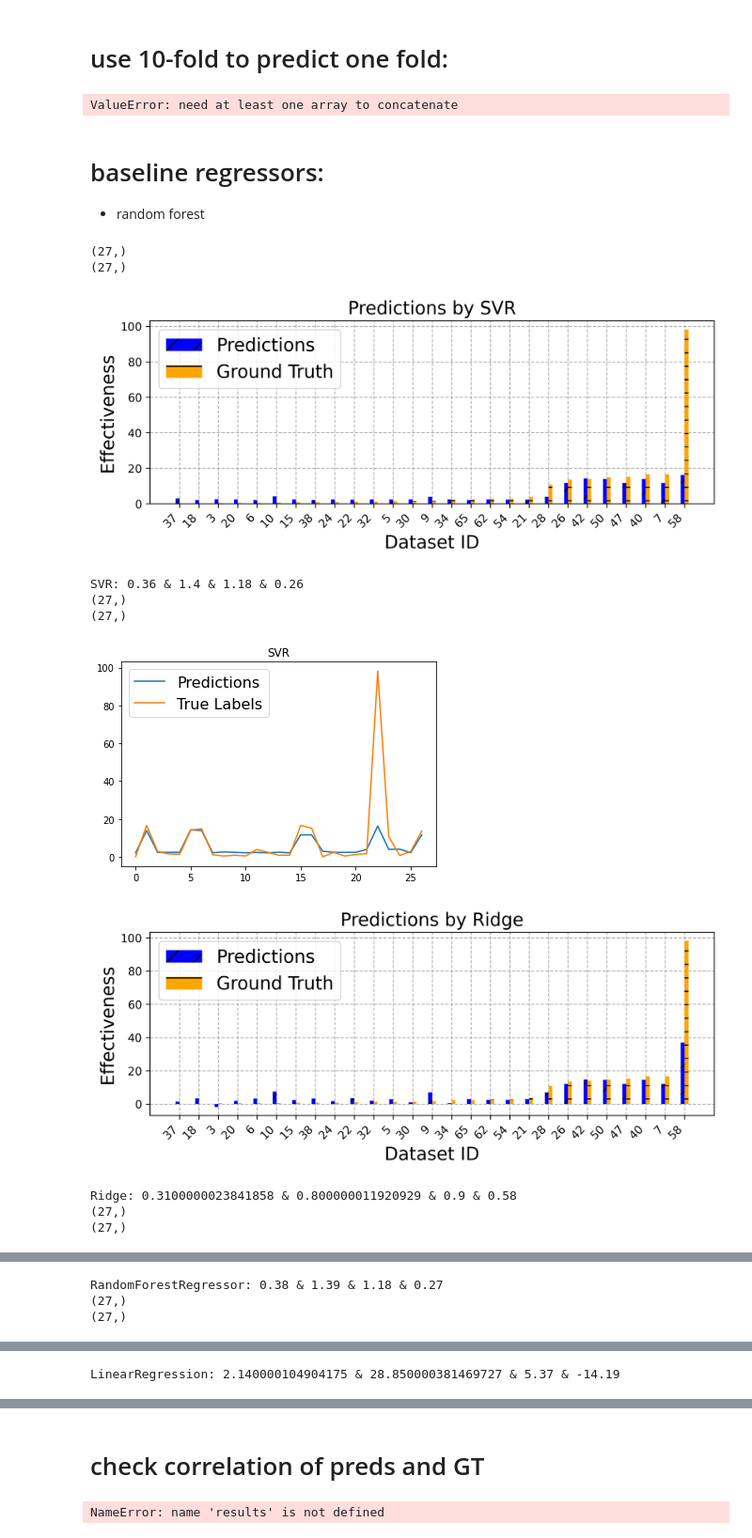
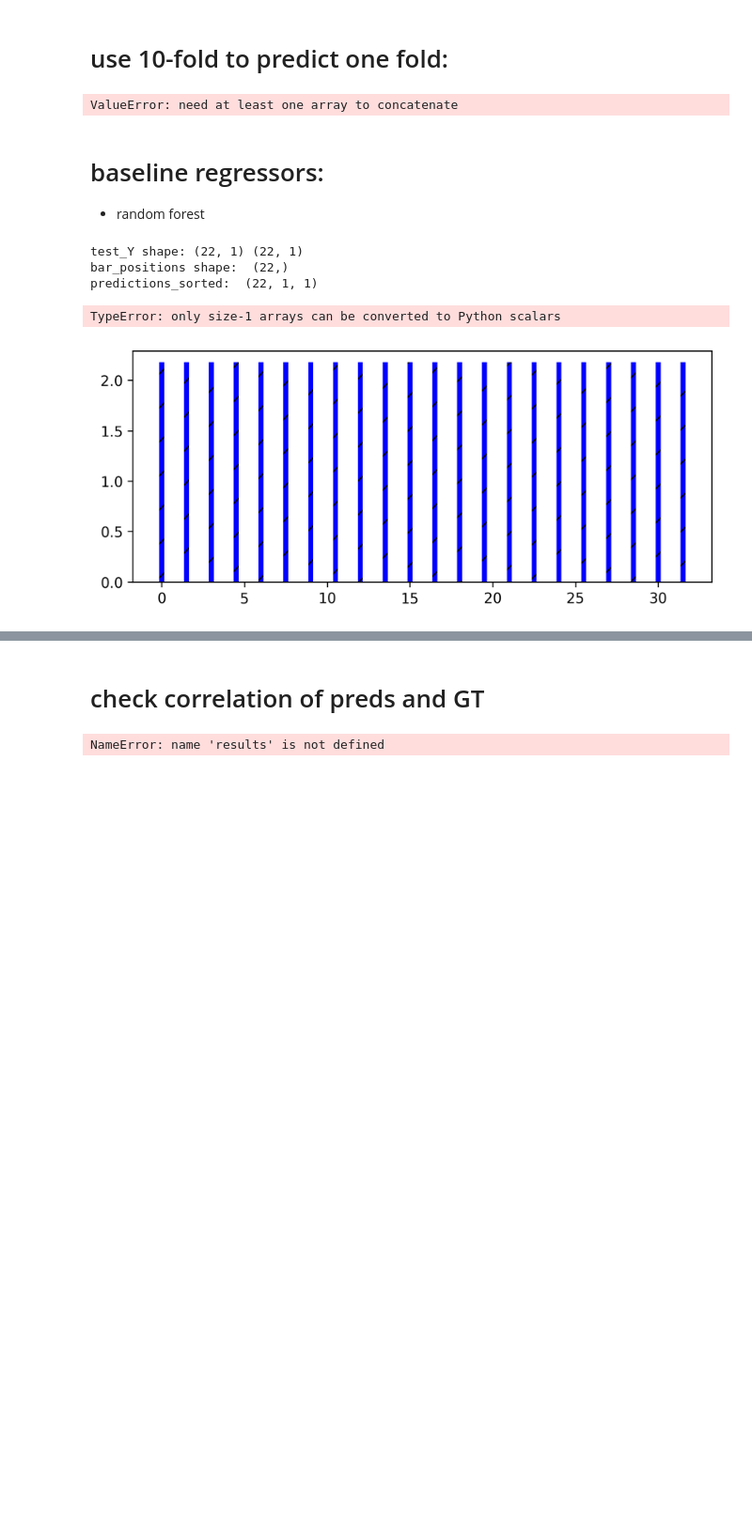
Before and after one commit to ICLab4DL/GNNBenchEffectiveness, a Jupyter notebook: regressor.ipynb, the cells around one changed output, grey strips where cells are left out. Shown at 94% size. Saved outputs shown, nothing was run; the diff lists cells and outputs as text; code cells hidden in the pictures; blank space fills up the shorter version.

Commit message:
update regressor

```diff
--- a/regressor.ipynb
+++ b/regressor.ipynb
@@ -107,6 +106,21 @@ a = [print(len(d[0])) for d in train_datasets]
 print('test:')
 a = [print(len(d[0])) for d in test_datasets]
 # extend each dataset:
+
+# construct label for each dataset:
+all_datasets = []
+
+id_to_name = {}
+
+i = 0
+for d in train_datasets + test_datasets:
+    for fold_id, dd in enumerate(d[0]):
+        name = f'{d[1]}_{fold_id}'
+        id_to_name[i] = name
+        i += 1
+        all_datasets.append(dd)
+
+print('total real data len:', len(all_datasets))
 # %% [output]
 90
 7
@@ -159,18 +181,3 @@ print(len(train_name_id_dict), len(test_name_id_dict))
 
 new_train_datasets = [d[0] for d in train_datasets_pairs]
 new_test_datasets = [d[0] for d in test_datasets_pairs]
-# %%
-# combine all datasets:
-
-# small scale: < 10k
-all_datasets = []
-
-for d in train_datasets+test_datasets:
-    all_datasets.extend([fold for fold in d])
-
-print(len(all_datasets))
-# only select 20 and 80 of syn_cc_datasets
-# all_datasets.extend([d for i, d in enumerate(syn_cc_datasets) if int(i//10) == 1])
-# all_datasets.extend([d for i, d in enumerate(syn_cc_datasets) if int(i//10) == 8])
-
-print(len(all_datasets))
@@ -374,18 +372,19 @@ normed_combined_data = [(normalized_x[i], normalized_y[i]) for i in range(normal
 
 dataset = CustomDataset(normed_combined_data)
 
-train_size = int(0.6 * len(dataset))
+train_size = int(0.7 * len(dataset))
 val_size = int(0.0 * len(dataset))
 
 test_size = len(dataset) - train_size - val_size
 
 train_data, val_data, test_data = random_split(dataset, [train_size, val_size, test_size])
 
+
 train_loader = DataLoader(train_data, batch_size=32, shuffle=True)
 val_loader = DataLoader(val_data, batch_size=32, shuffle=False)
 test_loader = DataLoader(test_data, batch_size=32, shuffle=False)
 
-# dataset_ids = [belong_to_which_datasets(i) for i in test_data.indices]
+test_data_names = [id_to_name[i] for i in test_data.indices]
 # print(len(train_loader.dataset), len(val_loader.dataset), len(test_loader.dataset))
 # print(len(dataset_ids))
 # %% [output]
@@ -499,43 +498,39 @@ def run_regressor(regressor, regressor_name):
     # decide which test dataset belong to:
 
     # dataset_ids = [belong_to_which_datasets(i) for i in test_data.indices]
-    dataset_ids = [i for i in test_data.indices]
 
-    plot_bars(scaler_y.inverse_transform(test_preds), scaler_y.inverse_transform(test_Y), dataset_ids, regressor_name)
+
+    print('test_Y shape:', test_Y.reshape(-1, 1).shape, test_preds.reshape(-1, 1).shape)
+    plot_bars(scaler_y.inverse_transform(test_preds.reshape(-1, 1)),
+               scaler_y.inverse_transform(test_Y.reshape(-1, 1)), test_data_names, regressor_name)
 
     # print(f"regressor_name: {regressor_name}, Train Loss: {train_loss:.4f}, Val Loss: {val_loss:.4f}, Test Loss: {test_loss:.4f} \
     #       (mse, rmse, r^2): {test_reuslts}")
 
     print(f'{regressor_name}: {round(test_reuslts[0], 2)} & {round(test_reuslts[1], 2)} & {round(test_reuslts[2], 2)} & {round(test_reuslts[3], 2)}')
     plt.figure()
     plt.plot(scaler_y.inverse_transform(test_preds), label="Predictions")
     plt.plot(scaler_y.inverse_transform(test_Y), label="True Labels")
     plt.title(regressor_name)
     plt.legend(fontsize=16)
 
     return test_preds, test_Y
 
 from sklearn.svm import SVR
 from sklearn.linear_model import Ridge
 
 # Choose a regressor
 regressors = {'SVR': SVR(),'Ridge': Ridge(), "RandomForestRegressor": RandomForestRegressor(),
               "LinearRegression": LinearRegression()}
 
 # regressors = {"RandomForestRegressor": RandomForestRegressor()}
 
 results = []
 for k, regressor in regressors.items():
     results.append(run_regressor(regressor, k))
 # %% [output]
-(27,)
-(27,)
+test_Y shape: (22, 1) (22, 1)
+bar_positions shape:  (22,)
+predictions_sorted:  (22, 1, 1)
+TypeError: only size-1 arrays can be converted to Python scalars
-[figure, old version]
+[figure, new version]
-SVR: 0.36 & 1.4 & 1.18 & 0.26
-(27,)
-(27,)
-[figure, removed]
-[figure, removed]
-Ridge: 0.3100000023841858 & 0.800000011920929 & 0.9 & 0.58
-(27,)
-(27,)
@@ -544,3 +536,0 @@ Ridge: 0.3100000023841858 & 0.800000011920929 & 0.9 & 0.58
-RandomForestRegressor: 0.38 & 1.39 & 1.18 & 0.27
-(27,)
-(27,)
@@ -549 +536,0 @@ RandomForestRegressor: 0.38 & 1.39 & 1.18 & 0.27
-LinearRegression: 2.140000104904175 & 28.850000381469727 & 5.37 & -14.19
```
Also changed, not shown: parts of 8 cells of this notebook.
